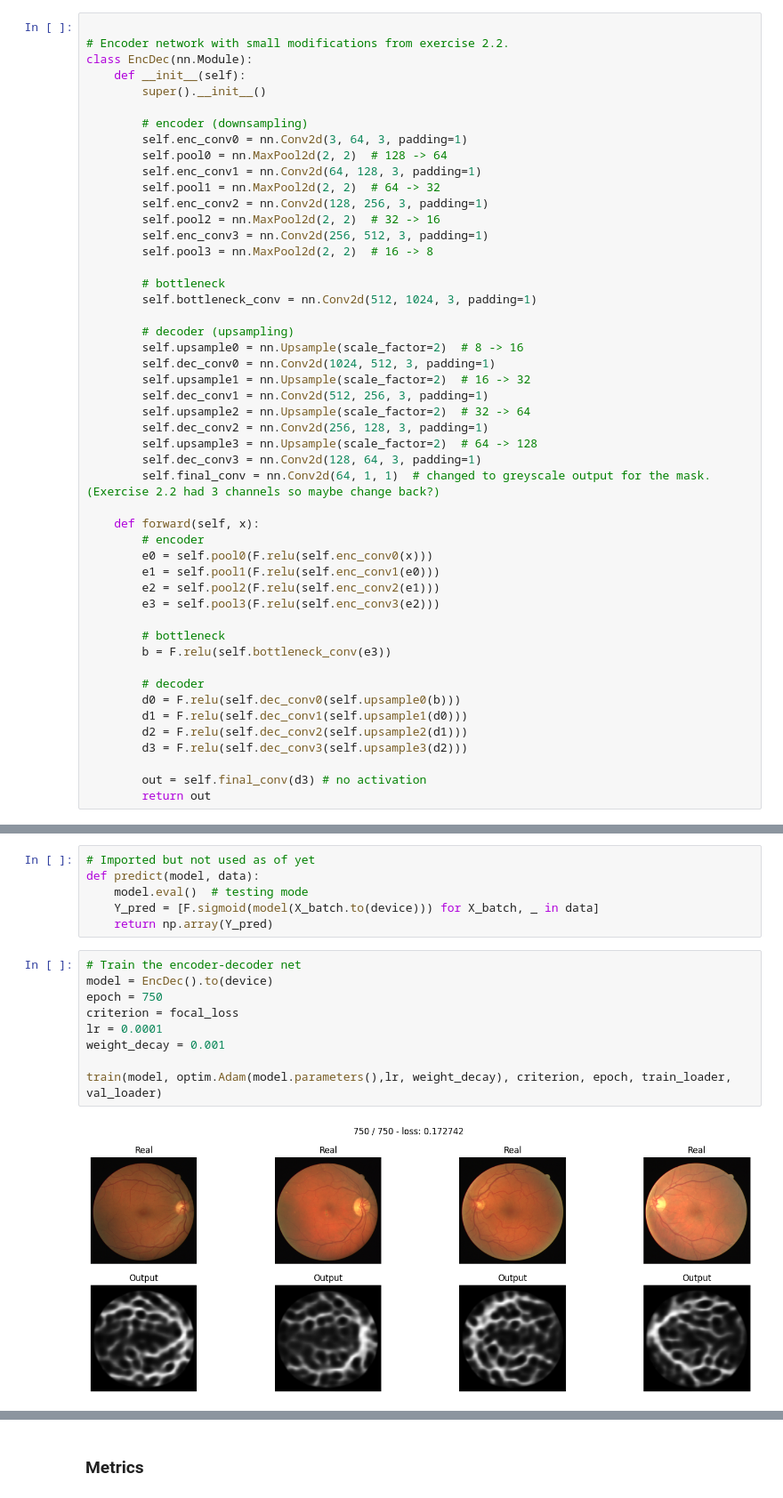
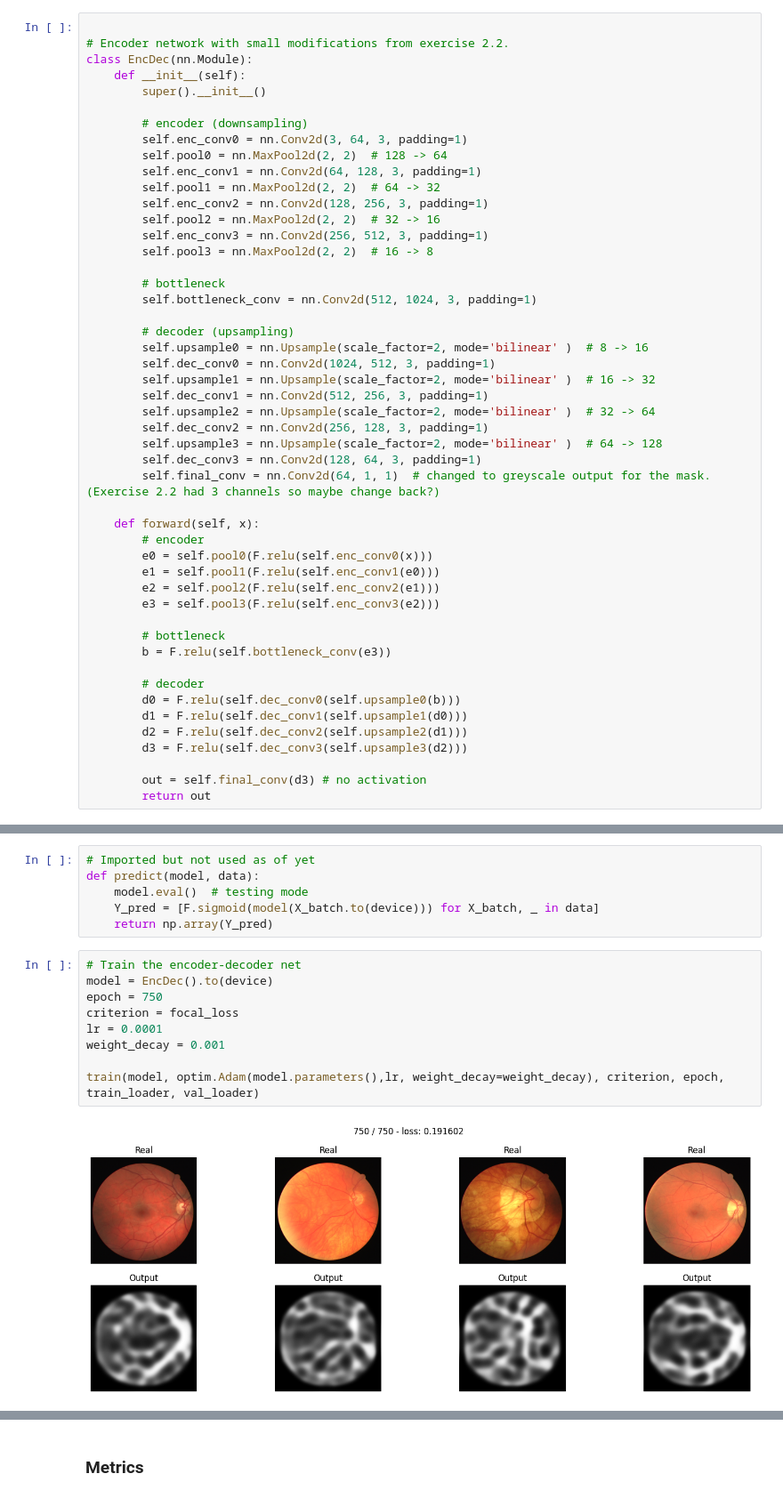
Before and after one commit to dedelstein/deepl_cv_p2, a Jupyter notebook: p2_notebook.ipynb, the cells around one changed output, grey strips where cells are left out. Shown at 89% size. Cells and saved outputs as stored; diff of their text form.

Commit message:
Add files via upload
Added bilinear in the upsampling for the decoder part of the network.
Created an EncDec Network with Skip connections.

```diff
--- a/p2_notebook.ipynb
+++ b/p2_notebook.ipynb
@@ -159,13 +159,13 @@ class EncDec(nn.Module):
         self.bottleneck_conv = nn.Conv2d(512, 1024, 3, padding=1)
 
         # decoder (upsampling)
-        self.upsample0 = nn.Upsample(scale_factor=2)  # 8 -> 16
+        self.upsample0 = nn.Upsample(scale_factor=2, mode='bilinear' )  # 8 -> 16
         self.dec_conv0 = nn.Conv2d(1024, 512, 3, padding=1)
-        self.upsample1 = nn.Upsample(scale_factor=2)  # 16 -> 32
+        self.upsample1 = nn.Upsample(scale_factor=2, mode='bilinear' )  # 16 -> 32
         self.dec_conv1 = nn.Conv2d(512, 256, 3, padding=1)
-        self.upsample2 = nn.Upsample(scale_factor=2)  # 32 -> 64
+        self.upsample2 = nn.Upsample(scale_factor=2, mode='bilinear' )  # 32 -> 64
         self.dec_conv2 = nn.Conv2d(256, 128, 3, padding=1)
-        self.upsample3 = nn.Upsample(scale_factor=2)  # 64 -> 128
+        self.upsample3 = nn.Upsample(scale_factor=2, mode='bilinear' )  # 64 -> 128
         self.dec_conv3 = nn.Conv2d(128, 64, 3, padding=1)
         self.final_conv = nn.Conv2d(64, 1, 1)  # changed to greyscale output for the mask. (Exercise 2.2 had 3 channels so maybe change back?)
 
@@ -285,11 +338,11 @@ def predict(model, data):
 # %%
 # Train the encoder-decoder net
 model = EncDec().to(device)
 epoch = 750
 criterion = focal_loss
 lr = 0.0001
 weight_decay = 0.001
 
-train(model, optim.Adam(model.parameters(),lr, weight_decay), criterion, epoch, train_loader, val_loader)
+train(model, optim.Adam(model.parameters(),lr, weight_decay=weight_decay), criterion, epoch, train_loader, val_loader)
 # %% [output]
-[figure, old version]
+[figure, new version]
```
Also changed, not shown: parts of 6 cells of this notebook.
